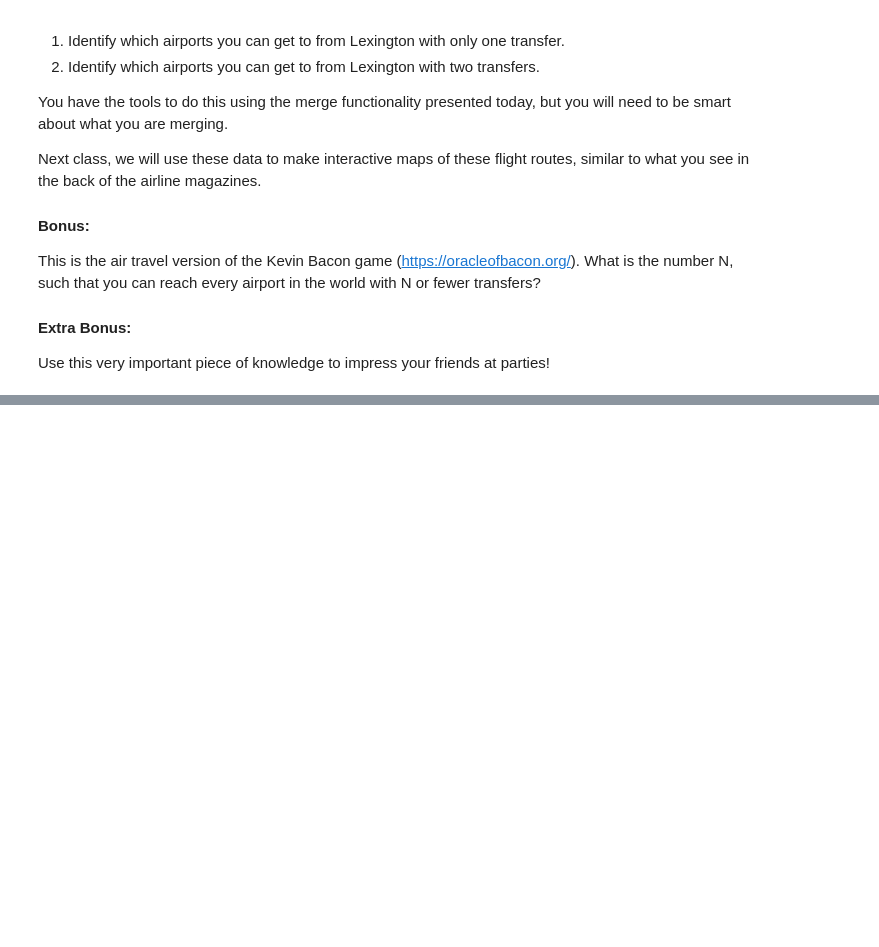
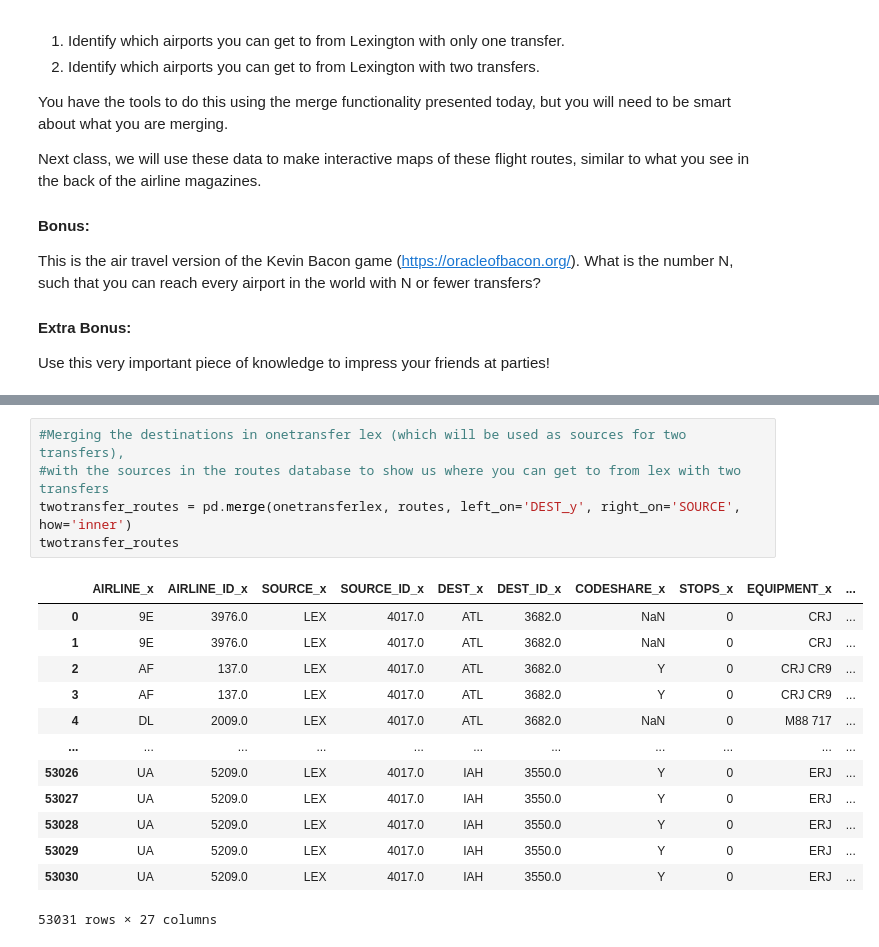
Before and after one commit to Mimarah/ce599, a Jupyter notebook: 07-Merging/open-flights-tutorial.ipynb, the cells around one changed output, grey strips where cells are left out. Drawn from its saved outputs; the diff is of its cells as text; blank space fills up the shorter version.

```diff
--- a/07-Merging/open-flights-tutorial.ipynb
+++ b/07-Merging/open-flights-tutorial.ipynb
@@ -927,0 +735,19 @@ two_transfer
+# %%
+#Merging the destinations in onetransfer lex (which will be used as sources for two transfers),
+#with the sources in the routes database to show us where you can get to from lex with two transfers
+twotransfer_routes = pd.merge(onetransferlex, routes, left_on='DEST_y', right_on='SOURCE', how='inner')
+twotransfer_routes
+# %% [output]
+|  | AIRLINE_x | AIRLINE_ID_x | SOURCE_x | SOURCE_ID_x | DEST_x | DEST_ID_x | CODESHARE_x | STOPS_x | EQUIPMENT_x | ... |
+| 0 | 9E | 3976.0 | LEX | 4017.0 | ATL | 3682.0 | NaN | 0 | CRJ | ... |
+| 1 | 9E | 3976.0 | LEX | 4017.0 | ATL | 3682.0 | NaN | 0 | CRJ | ... |
+| 2 | AF | 137.0 | LEX | 4017.0 | ATL | 3682.0 | Y | 0 | CRJ CR9 | ... |
+| 3 | AF | 137.0 | LEX | 4017.0 | ATL | 3682.0 | Y | 0 | CRJ CR9 | ... |
+| 4 | DL | 2009.0 | LEX | 4017.0 | ATL | 3682.0 | NaN | 0 | M88 717 | ... |
+| ... | ... | ... | ... | ... | ... | ... | ... | ... | ... | ... |
+| 53026 | UA | 5209.0 | LEX | 4017.0 | IAH | 3550.0 | Y | 0 | ERJ | ... |
+| 53027 | UA | 5209.0 | LEX | 4017.0 | IAH | 3550.0 | Y | 0 | ERJ | ... |
+| 53028 | UA | 5209.0 | LEX | 4017.0 | IAH | 3550.0 | Y | 0 | ERJ | ... |
+| 53029 | UA | 5209.0 | LEX | 4017.0 | IAH | 3550.0 | Y | 0 | ERJ | ... |
+| 53030 | UA | 5209.0 | LEX | 4017.0 | IAH | 3550.0 | Y | 0 | ERJ | ... |
+53031 rows × 27 columns
```
Also changed, not shown: parts of 31 cells of this notebook, 8 other files.
